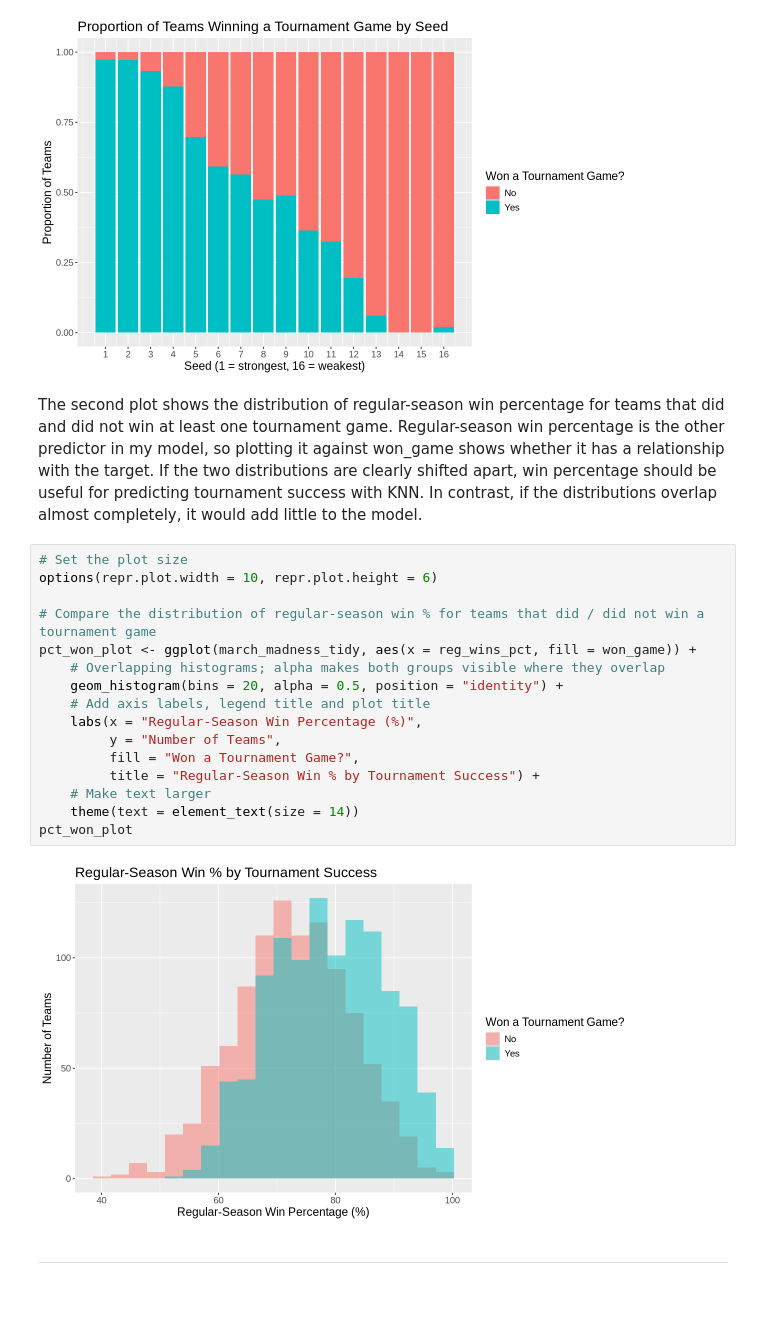
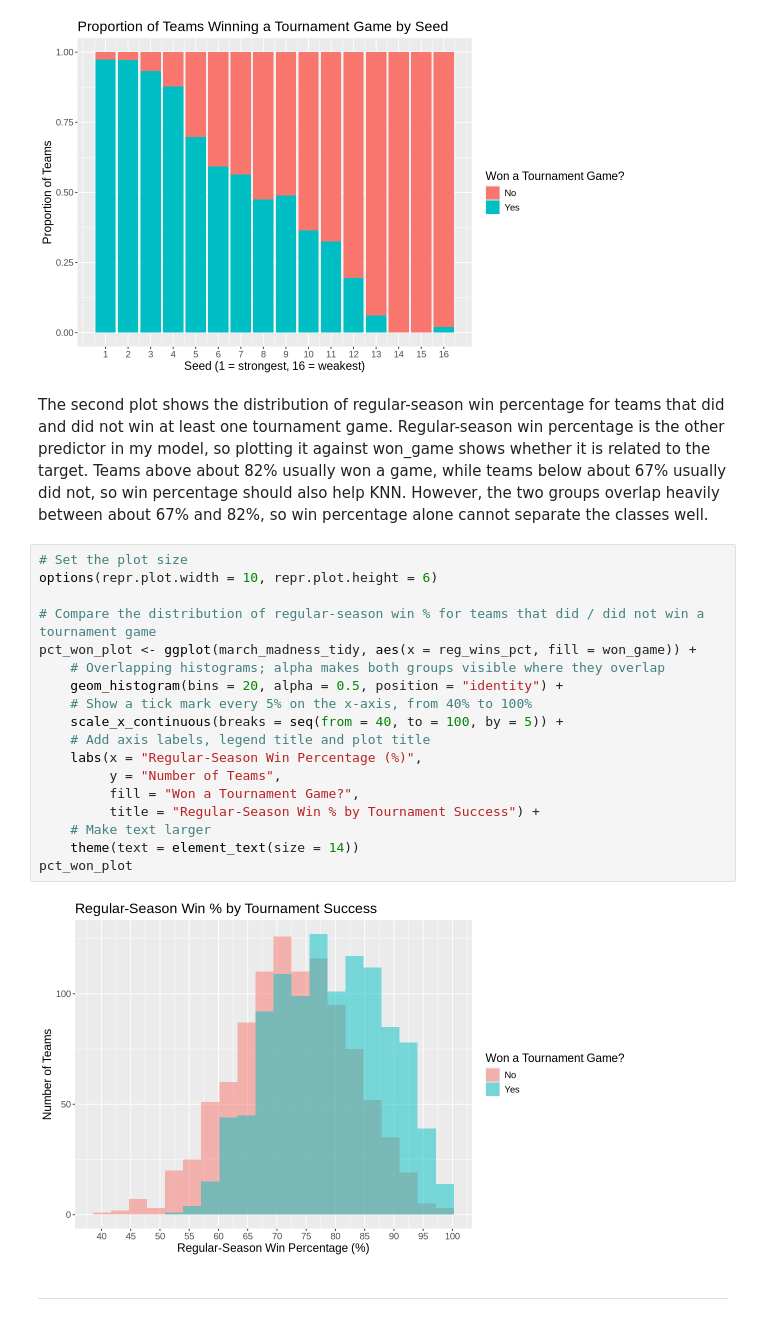
Before and after one commit to little-arthur/dsci_100_project_Leonard-Zheng, a Jupyter notebook: dsci-100-project-notebook.ipynb, the cells around one changed output. Saved outputs shown, nothing was run; the diff lists cells and outputs as text.

```diff
--- a/dsci-100-project-notebook.ipynb
+++ b/dsci-100-project-notebook.ipynb
@@ -436,25 +445,27 @@ seed_won_plot
 # %% [output]
 [figure]
 # %% [markdown]
-The second plot shows the distribution of regular-season win percentage for teams that did and did not win at least one tournament game. Regular-season win percentage is the other predictor in my model, so plotting it against won_game shows whether it has a relationship with the target. If the two distributions are clearly shifted apart, win percentage should be useful for predicting tournament success with KNN. In contrast, if the distributions overlap almost completely, it would add little to the model.
+The second plot shows the distribution of regular-season win percentage for teams that did and did not win at least one tournament game. Regular-season win percentage is the other predictor in my model, so plotting it against won_game shows whether it is related to the target. Teams above about 82% usually won a game, while teams below about 67% usually did not, so win percentage should also help KNN. However, the two groups overlap heavily between about 67% and 82%, so win percentage alone cannot separate the classes well.
 # %%
 # Set the plot size
 options(repr.plot.width = 10, repr.plot.height = 6)
 
 # Compare the distribution of regular-season win % for teams that did / did not win a tournament game
 pct_won_plot <- ggplot(march_madness_tidy, aes(x = reg_wins_pct, fill = won_game)) +
     # Overlapping histograms; alpha makes both groups visible where they overlap
     geom_histogram(bins = 20, alpha = 0.5, position = "identity") +
+    # Show a tick mark every 5% on the x-axis, from 40% to 100%
+    scale_x_continuous(breaks = seq(from = 40, to = 100, by = 5)) +
     # Add axis labels, legend title and plot title
     labs(x = "Regular-Season Win Percentage (%)",
          y = "Number of Teams",
          fill = "Won a Tournament Game?",
          title = "Regular-Season Win % by Tournament Success") +
     # Make text larger
     theme(text = element_text(size = 14))
 pct_won_plot
 # %% [output]
-[figure, old version]
+[figure, new version]
 # %% [markdown]
 ------
 # %% [markdown]
```
Also changed, not shown: parts of 5 cells of this notebook.
